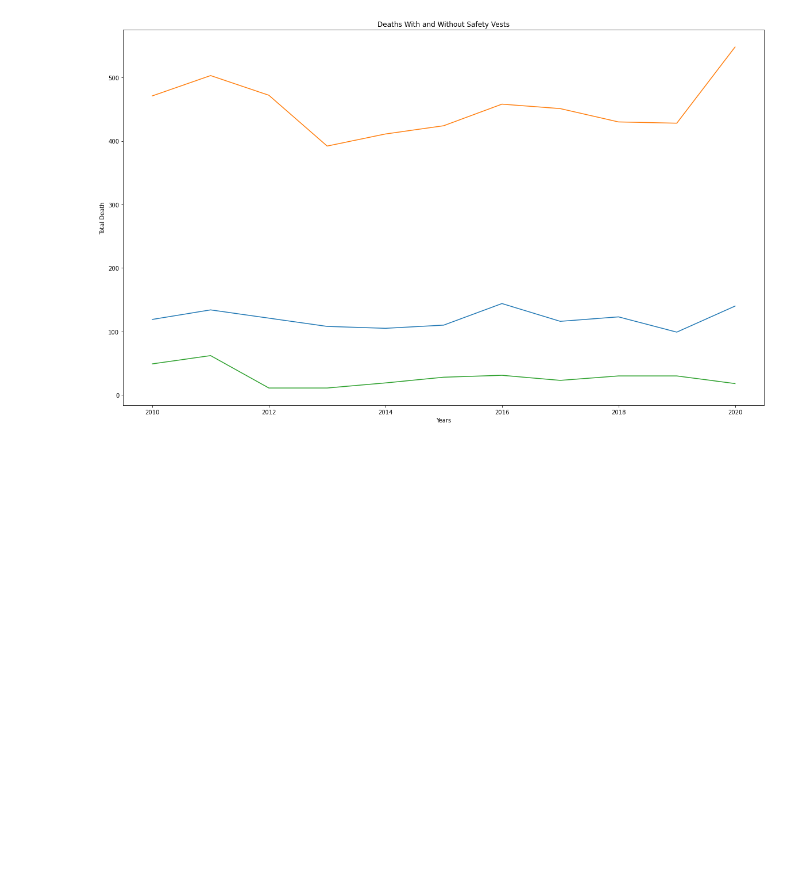
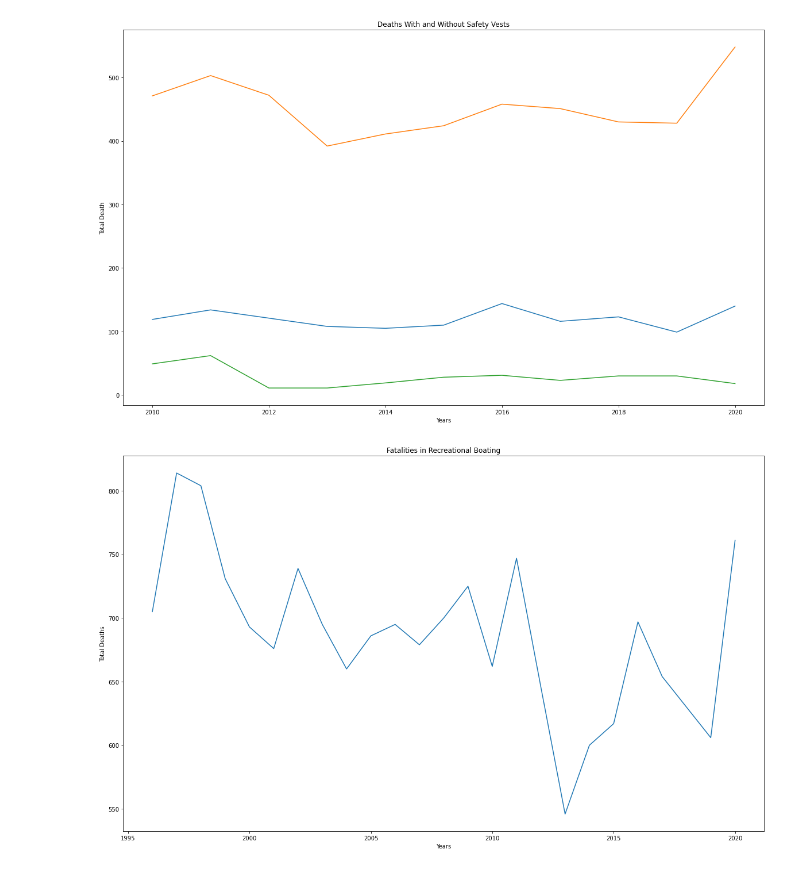
Before and after one commit to MZt92-ui/Project-1-Group-3, a Jupyter notebook: Boat Fatalities.ipynb, the cells around one changed output. Cells and saved outputs as stored; diff of their text form; code cells hidden in the pictures; blank space fills up the shorter version.

```diff
--- a/Boat Fatalities.ipynb
+++ b/Boat Fatalities.ipynb
@@ -298,3 +298,40 @@ plt.plot(Year, Unknown)
 plt.show()
 # %% [output]
 [figure]
+# %%
+Year_1996 = (Fatalities["1996"].sum())
+Year_1997 = (Fatalities["1997"].sum())
+Year_1998 = (Fatalities["1998"].sum())
+Year_1999 = (Fatalities["1999"].sum())
+Year_2000 = (Fatalities["2000"].sum())
+Year_2001 = (Fatalities["2001"].sum())
+Year_2002 = (Fatalities["2002"].sum())
+Year_2003 = (Fatalities["2003"].sum())
+Year_2004 = (Fatalities["2004"].sum())
+Year_2005 = (Fatalities["2005"].sum())
+Year_2006 = (Fatalities["2006"].sum())
+Year_2007 = (Fatalities["2007"].sum())
+Year_2008 = (Fatalities["2008"].sum())
+Year_2009 = (Fatalities["2009"].sum())
+Year_2010 = (Fatalities["2010"].sum())
+Year_2011 = (Fatalities["2011"].sum())
+Year_2012 = (Fatalities["2012"].sum())
+Year_2013 = (Fatalities["2013"].sum())
+Year_2014 = (Fatalities["2014"].sum())
+Year_2015 = (Fatalities["2015"].sum())
+Year_2016 = (Fatalities["2016"].sum())
+Year_2017 = (Fatalities["2017"].sum())
+Year_2018 = (Fatalities["2018"].sum())
+Year_2019 = (Fatalities["2019"].sum())
+Year_2020 = (Fatalities["2020"].sum())
+Fatalx = [1996, 1997, 1998, 1999, 2000, 2001, 2002, 2003, 2004, 2005, 2006, 2007, 2008, 2009, 2010, 2011, 2012, 2013, 2014, 2015, 2016, 2017, 2018, 2019, 2020]
+Fataly = [Year_1996, Year_1997, Year_1998, Year_1999, Year_2000, Year_2001, Year_2002, Year_2003, Year_2004, Year_2005, Year_2006, Year_2007, Year_2008, Year_2009,
+          Year_2010, Year_2011, Year_2012, Year_2013, Year_2014, Year_2015, Year_2016, Year_2017, Year_2018, Year_2019, Year_2020]
+
+plt.title("Fatalities in Recreational Boating")
+plt.xlabel("Years")
+plt.ylabel("Total Deaths")
+plt.plot(Fatalx, Fataly)
+plt.show()
+# %% [output]
+[figure, added]
```
Also changed, not shown: parts of 1 cell of this notebook.
